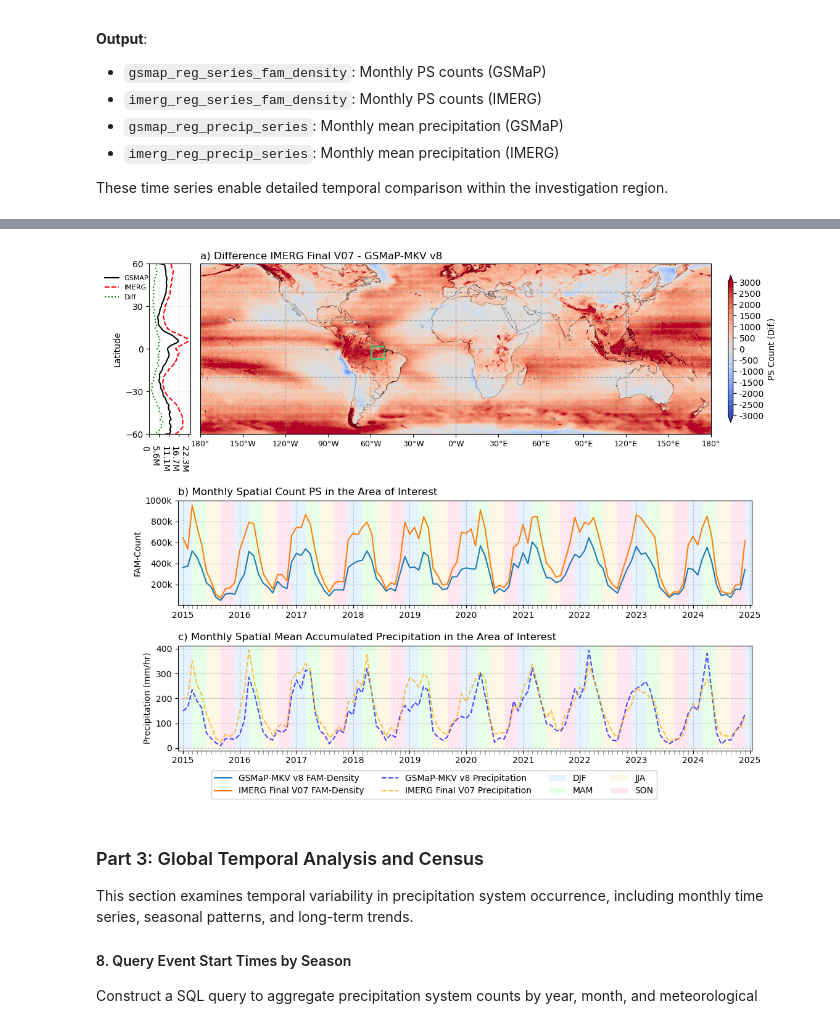
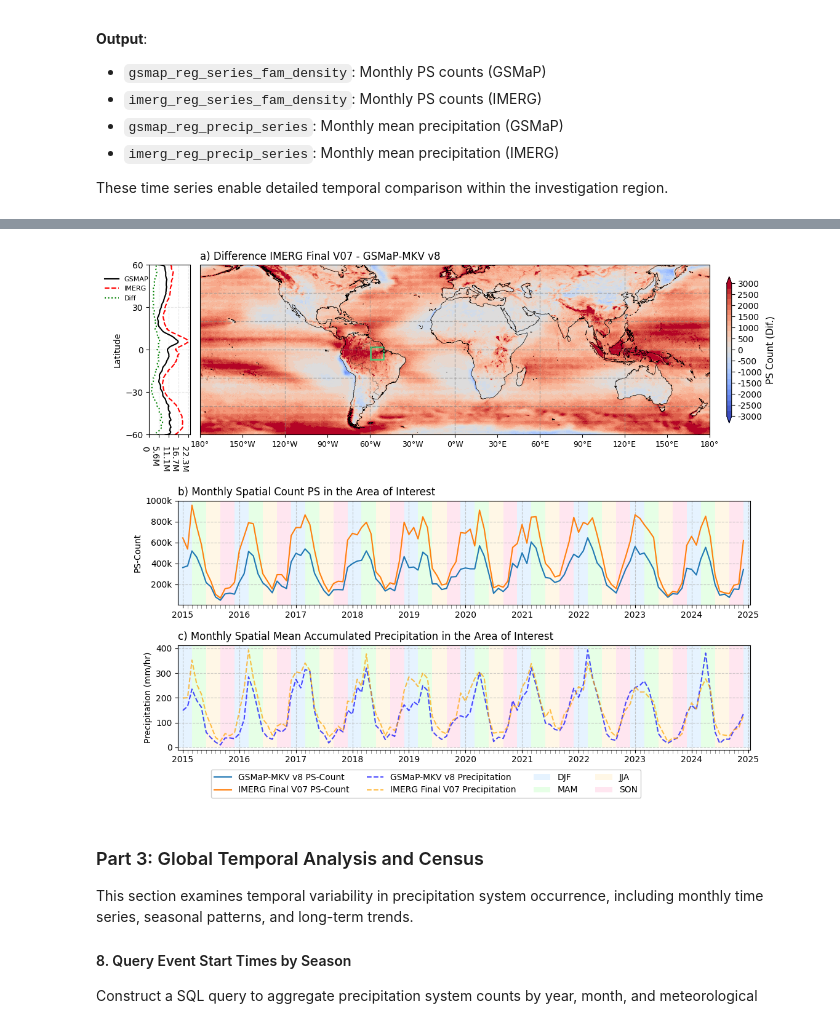
Before and after one commit to SInApSE-INPE/helvecio-thesis-notebooks, a Jupyter notebook: 5.3_Global_Sensus.ipynb, the cells around one changed output, grey strips where cells are left out. Saved outputs shown, nothing was run; the diff lists cells and outputs as text; code cells hidden in the pictures.

Commit message:
Update figures

```diff
--- a/5.3_Global_Sensus.ipynb
+++ b/5.3_Global_Sensus.ipynb
@@ -128,8 +128,8 @@ gsmap_trackingtable = '/prj/cptec/helvecio.leal/tracks/gsmap/track/grouped/*.par
 imerg_trackingtable = '/prj/cptec/helvecio.leal/tracks/imerg/track/grouped/*.parquet'
 
 # Set paths for the netcdfs files
-gsmap_netcdf_path = '/prj/cptec/helvecio.leal/tracks/gsmap/spatial_120_0/'
-imerg_netcdf_path = '/prj/cptec/helvecio.leal/tracks/imerg/spatial_120_0/'
+gsmap_netcdf_path = '/prj/cptec/helvecio.leal/tracks/gsmap/spatial/'
+imerg_netcdf_path = '/prj/cptec/helvecio.leal/tracks/imerg/spatial/'
 # %% [markdown]
 <a id='loadtables'></a>
 #### 4. Load Tracking Tables into DuckDB
@@ -410,8 +382,8 @@ plots.map(diff, figsize=(12, 12), ax=ax0,
 # Region
 geo_investigate.plot(ax=ax0, facecolor='none', edgecolor='#50c878', linewidth=2, label='Area of Interest')
 # Count of events
-gsmap_reg_series_fam_density.plot(ax=ax1, label=f'{gsmap_name} FAM-Density')
-imerg_reg_series_fam_density.plot(ax=ax1, label=f'{imerg_name} FAM-Density')
+gsmap_reg_series_fam_density.plot(ax=ax1, label=f'{gsmap_name} PS-Count')
+imerg_reg_series_fam_density.plot(ax=ax1, label=f'{imerg_name} PS-Count')
 # Precip of events
 gsmap_reg_precip_series.plot(ax=ax2, color='blue', linestyle='--', label=f'{gsmap_name} Precipitation', alpha=0.7)
 imerg_reg_precip_series.plot(ax=ax2, color='orange', linestyle='--', label=f'{imerg_name} Precipitation', alpha=0.7)
@@ -447,7 +419,7 @@ ax1.set_title("")
 ax2.set_title("")
 ax1.set_xlabel("")
 ax2.set_xlabel("")
-ax1.set_ylabel("FAM-Count")
+ax1.set_ylabel("PS-Count")
 ax2.set_ylabel("Precipitation (mm/hr)")
 # Add titles
 ax0.set_title("a) " + "Difference " + imerg_name + " - " + gsmap_name, loc='left', y=1)
@@ -455,10 +427,10 @@
 ax2.set_title("c) Monthly Spatial Mean Accumulated Precipitation in the Area of Interest", loc='left', y=1)
 pos1 = ax1.get_position()
 pos2 = ax2.get_position()
 ax1.set_position([pos1.x0 - 0.03, pos1.y0 - 0.03, pos1.width, pos1.height])
 ax2.set_position([pos2.x0 - 0.03, pos2.y0 - 0.05, pos2.width, pos2.height])
 # %% [output]
-[figure, old version]
+[figure, new version]
 # %% [markdown]
 <a id='temporal'></a>
 ### Part 3: Global Temporal Analysis and Census
```
Also changed, not shown: parts of 5 cells of this notebook, 1 other file.
